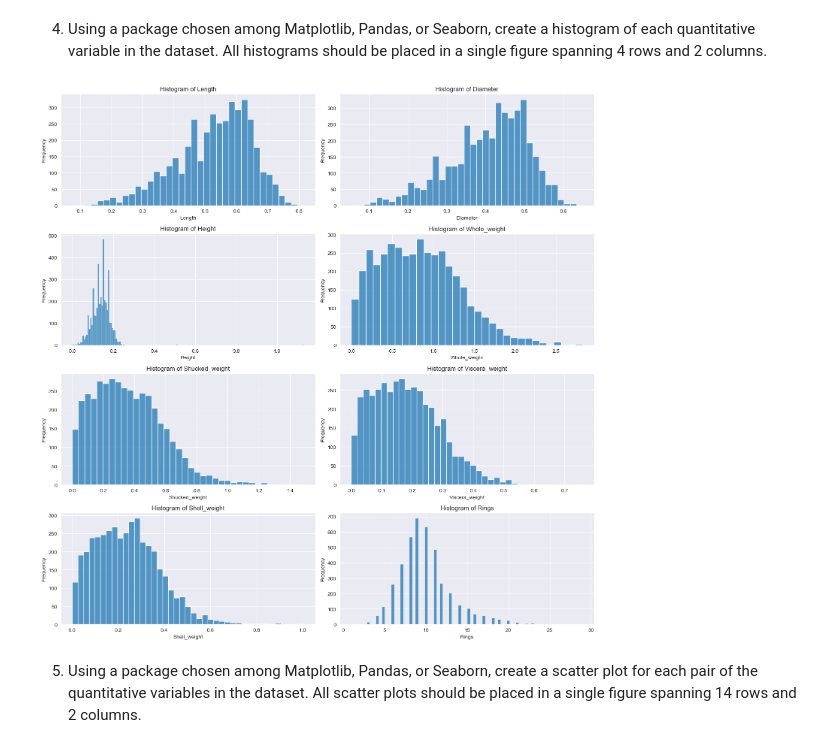
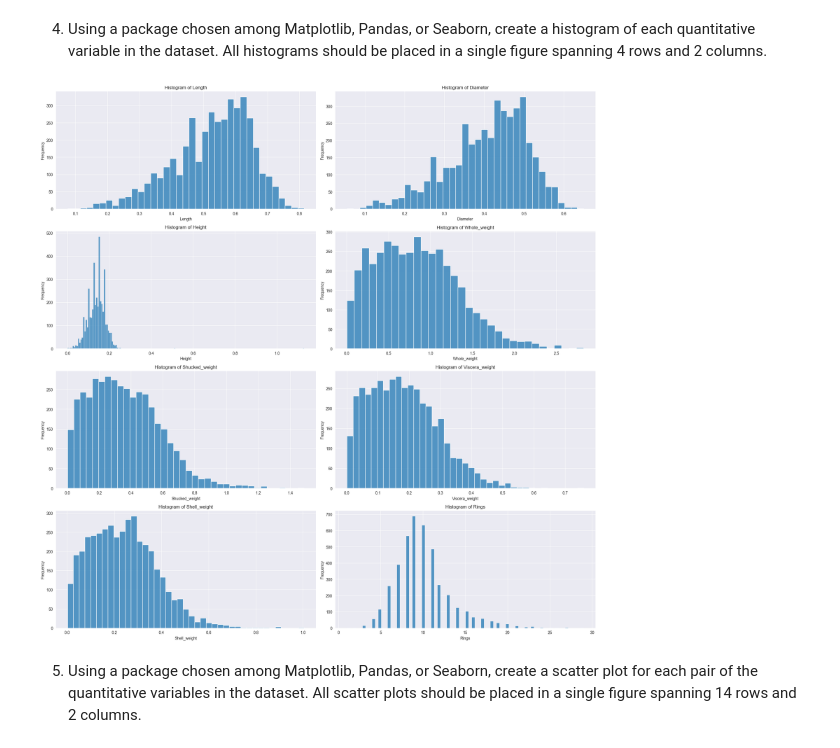
Before and after one commit to 247751mo/Assignment1_MO_MS, a Jupyter notebook: analysis.ipynb, the cells around one changed output. Cells and saved outputs as stored; diff of their text form; code cells hidden in the pictures.

```diff
--- a/analysis.ipynb
+++ b/analysis.ipynb
@@ -65,19 +65,19 @@ plt.show()
 4. Using a package chosen among Matplotlib, Pandas, or Seaborn, create a histogram of each quantitative variable in the dataset. All histograms should be placed in a single figure spanning 4 rows and 2 columns.
 # %%
 quantitative_columns = quantitative_data.columns
-fig, axes = plt.subplots(4, 2, figsize=(15, 15))
+fig, axes = plt.subplots(4, 2, figsize=(20, 20))
 axes = axes.flatten()
 
-for i, col in enumerate(quantitative_columns):
-    sns.histplot(data[col], ax=axes[i])
-    axes[i].set_title(f'Histogram of {col}')
-    axes[i].set_xlabel(col)
+for i, column in enumerate(quantitative_columns):
+    sns.histplot(data[column], ax=axes[i])
+    axes[i].set_title(f'Histogram of {column}')
+    axes[i].set_xlabel(column)
     axes[i].set_ylabel('Frequency')
 
 plt.tight_layout()
 plt.show()
 # %% [output]
-[figure, old version]
+[figure, new version]
 # %% [markdown]
 5. Using a package chosen among Matplotlib, Pandas, or Seaborn, create a scatter plot for each pair of the quantitative variables in the dataset. All scatter plots should be placed in a single figure spanning 14 rows and 2 columns.
 # %%
```
Also changed, not shown: parts of 8 cells of this notebook.
